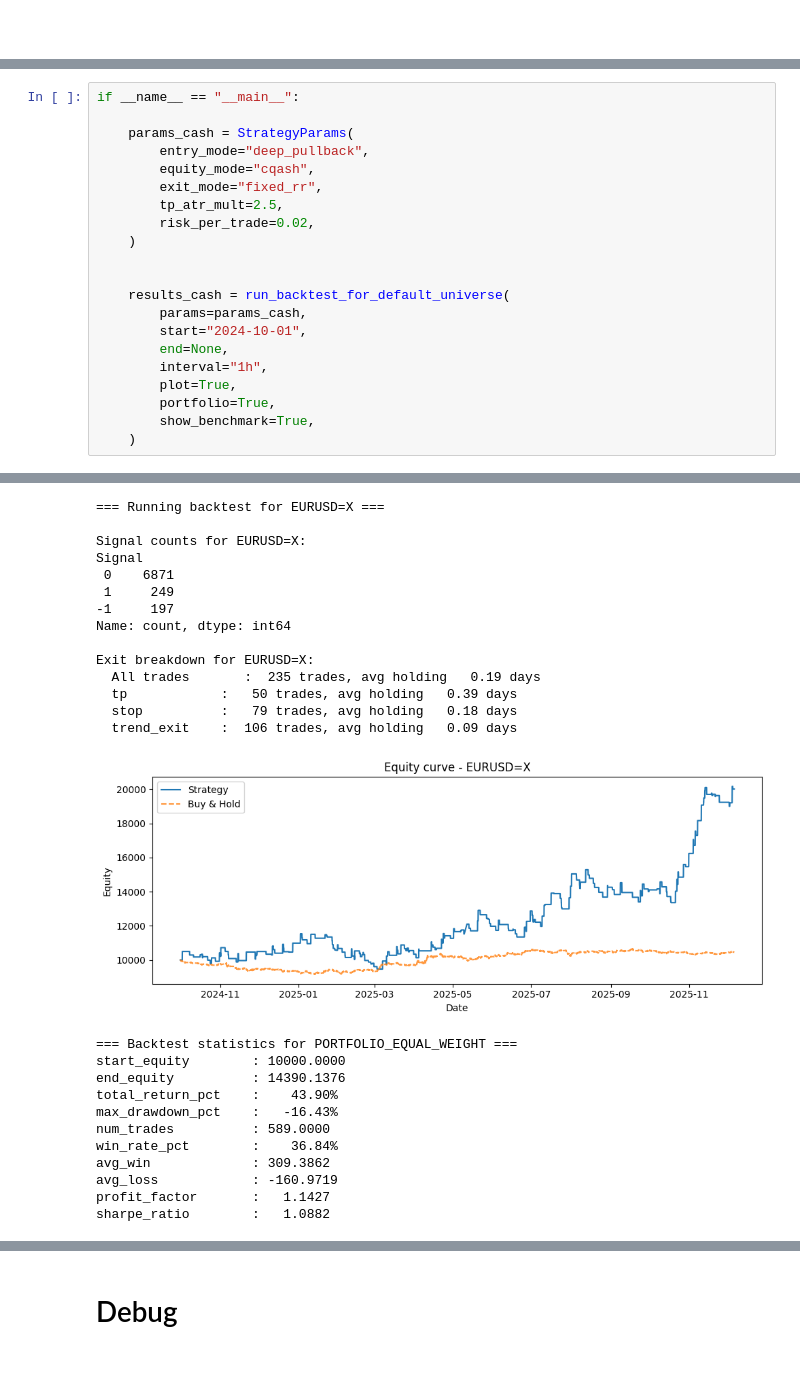
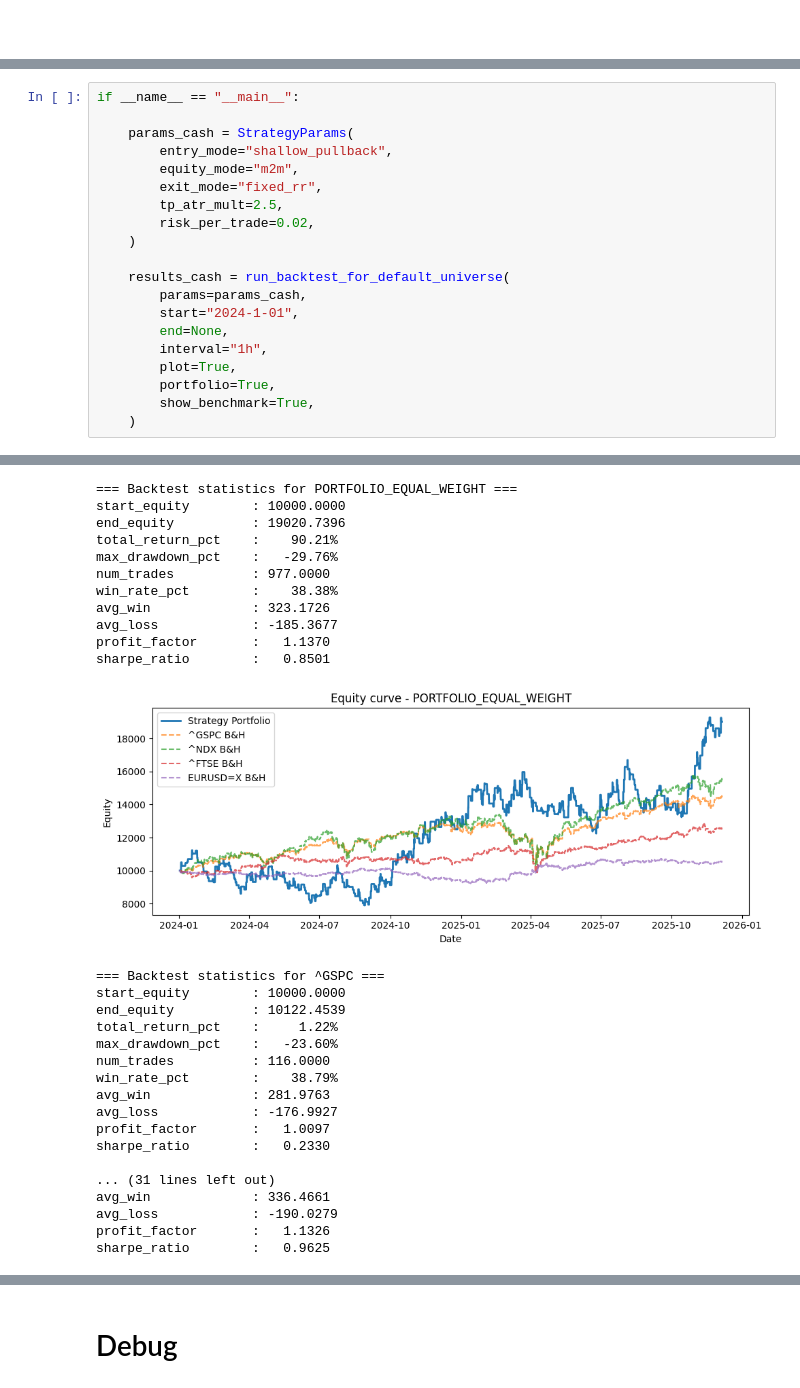
Before and after one commit to HdamaGIT/daman-trading, a Jupyter notebook: system/main.ipynb, the cells around one changed output, grey strips where cells are left out. Cells and saved outputs as stored; diff of their text form.

```diff
--- a/system/main.ipynb
+++ b/system/main.ipynb
@@ -7,17 +9,16 @@ from system_development.strategies.trend_pullback_v1.config import StrategyParam
 if __name__ == "__main__":
 
     params_cash = StrategyParams(
-        entry_mode="deep_pullback",
-        equity_mode="cqash",
+        entry_mode="shallow_pullback",
+        equity_mode="m2m",
         exit_mode="fixed_rr",
         tp_atr_mult=2.5,
         risk_per_trade=0.02,
     )
 
-
     results_cash = run_backtest_for_default_universe(
         params=params_cash,
-        start="2024-10-01",
+        start="2024-1-01",
         end=None,
         interval="1h",
         plot=True,
@@ -85,26 +86,29 @@ Exit breakdown for GBPUSD=X:
-=== Running backtest for EURUSD=X ===
-
-Signal counts for EURUSD=X:
-Signal
- 0    6871
- 1     249
--1     197
-Name: count, dtype: int64
-
-Exit breakdown for EURUSD=X:
-  All trades       :  235 trades, avg holding   0.19 days
-  tp            :   50 trades, avg holding   0.39 days
-  stop          :   79 trades, avg holding   0.18 days
-  trend_exit    :  106 trades, avg holding   0.09 days
+=== Backtest statistics for PORTFOLIO_EQUAL_WEIGHT ===
+start_equity        : 10000.0000
+end_equity          : 19020.7396
+total_return_pct    :    90.21%
+max_drawdown_pct    :   -29.76%
+num_trades          : 977.0000
+win_rate_pct        :    38.38%
+avg_win             : 323.1726
+avg_loss            : -185.3677
+profit_factor       :   1.1370
+sharpe_ratio        :   0.8501
-[figure, old version]
+[figure, new version]
-=== Backtest statistics for PORTFOLIO_EQUAL_WEIGHT ===
+=== Backtest statistics for ^GSPC ===
 start_equity        : 10000.0000
-end_equity          : 14390.1376
-total_return_pct    :    43.90%
-max_drawdown_pct    :   -16.43%
-num_trades          : 589.0000
-win_rate_pct        :    36.84%
-avg_win             : 309.3862
-avg_loss            : -160.9719
-profit_factor       :   1.1427
-sharpe_ratio        :   1.0882
+end_equity          : 10122.4539
+total_return_pct    :     1.22%
+max_drawdown_pct    :   -23.60%
+num_trades          : 116.0000
+win_rate_pct        :    38.79%
+avg_win             : 281.9763
+avg_loss            : -176.9927
+profit_factor       :   1.0097
+sharpe_ratio        :   0.2330
+
+... (31 lines left out)
+avg_win             : 336.4661
+avg_loss            : -190.0279
+profit_factor       :   1.1326
+sharpe_ratio        :   0.9625
```
Also changed, not shown: parts of 5 cells of this notebook, 1 other file.
